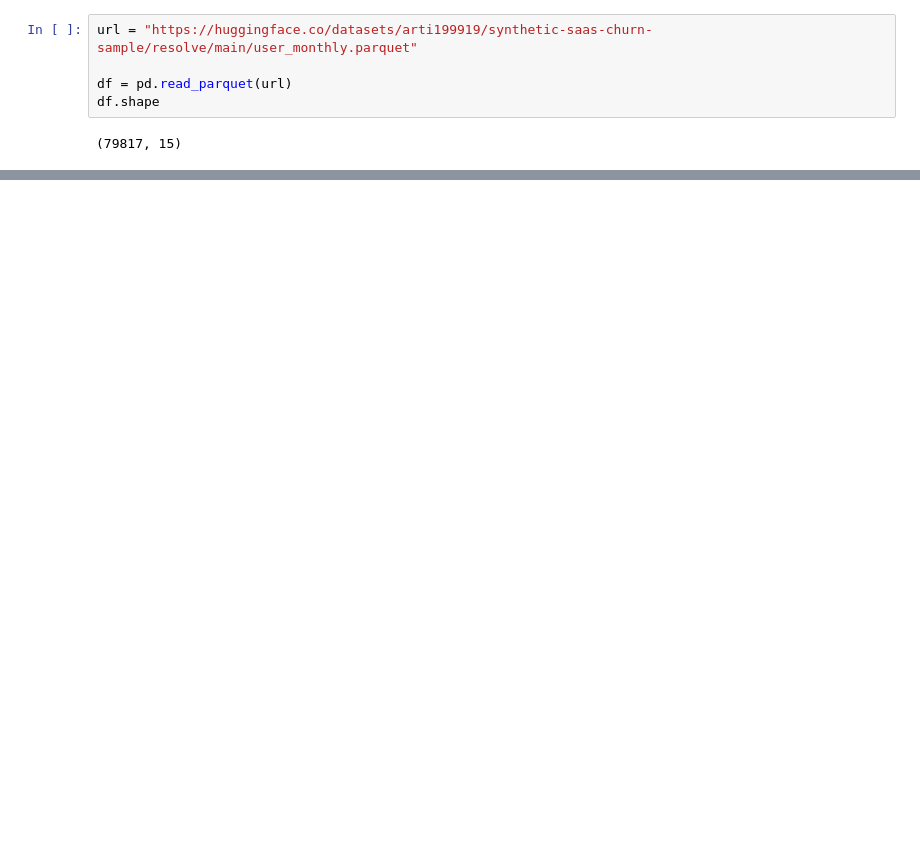
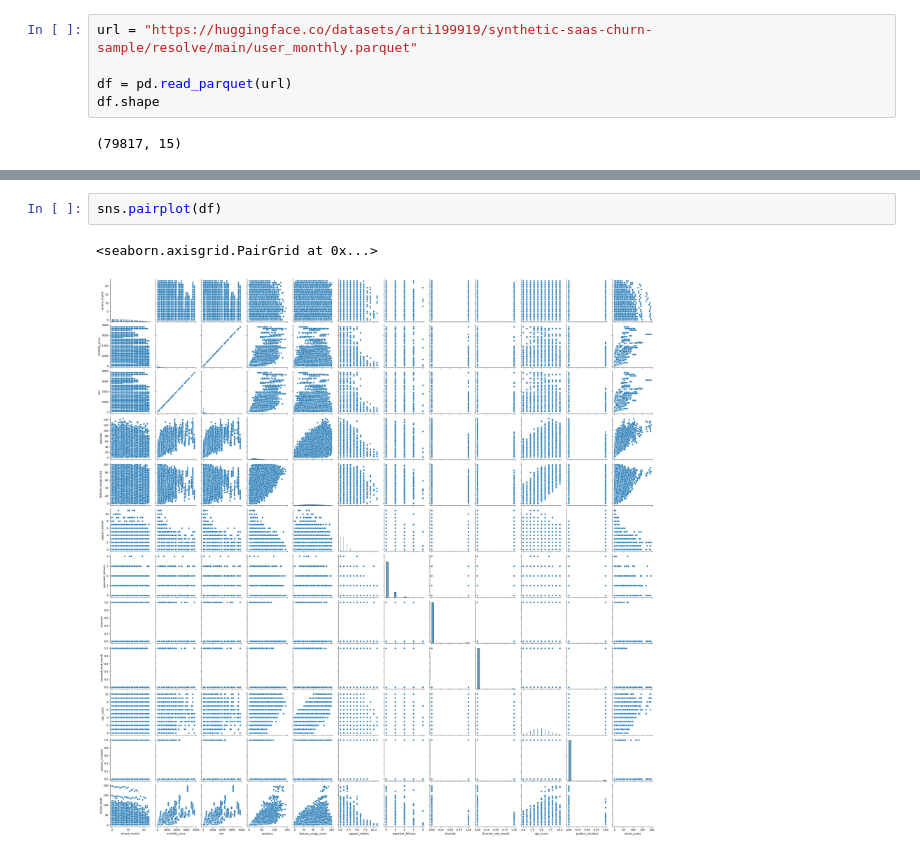
Before and after one commit to magicalSyntax/saas_churn_early_warning_system, a Jupyter notebook: saas_churn_early_warning_system.ipynb, the cells around one changed output, grey strips where cells are left out. Saved outputs shown, nothing was run; the diff lists cells and outputs as text; blank space fills up the shorter version.

```diff
--- a/saas_churn_early_warning_system.ipynb
+++ b/saas_churn_early_warning_system.ipynb
@@ -18,0 +75,5 @@ df.sample(5)
+# %%
+sns.pairplot(df)
+# %% [output]
+<seaborn.axisgrid.PairGrid at 0x...>
+[figure, added]
```
Also changed, not shown: parts of 9 cells of this notebook.
